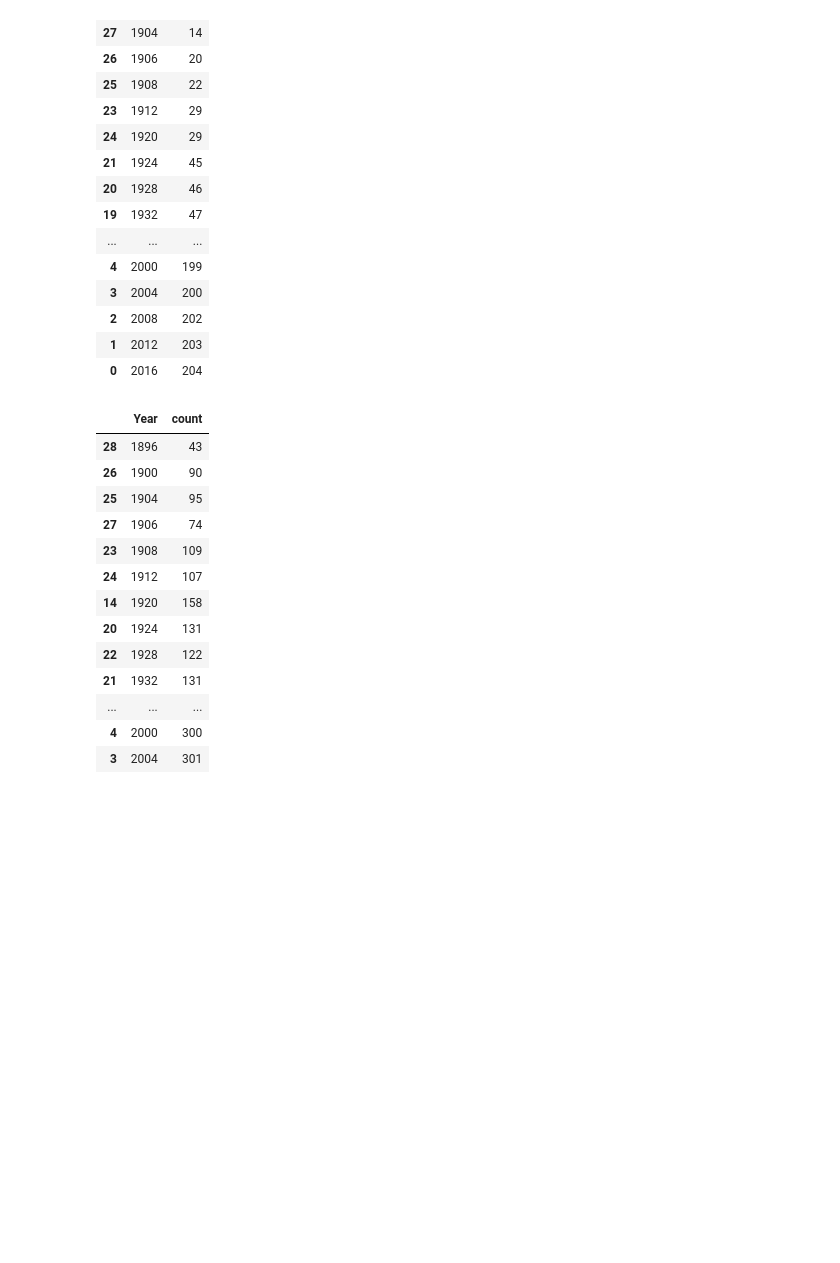
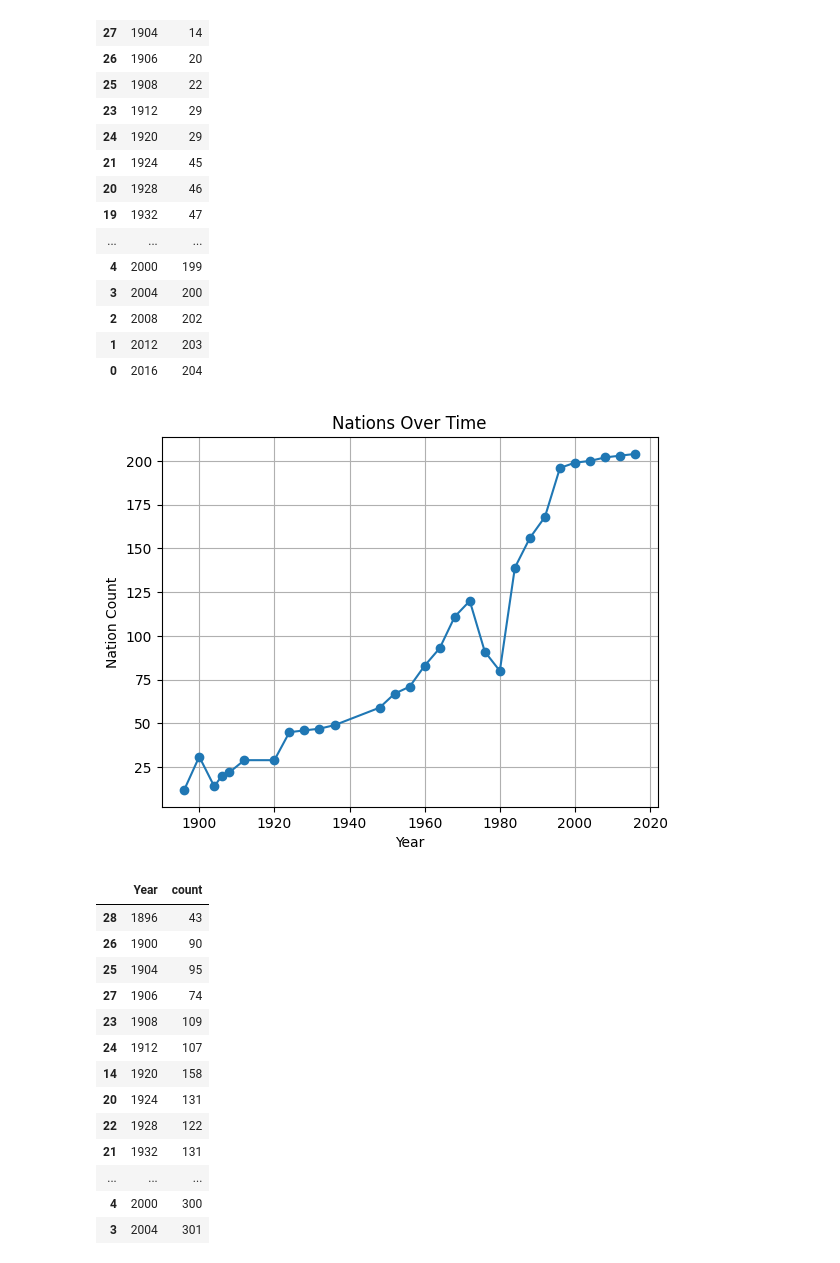
Before and after one commit to Knayam28/Olympic-Analysis, a Jupyter notebook: olympic_analysis.ipynb, the cells around one changed output. Saved outputs shown, nothing was run; the diff lists cells and outputs as text; code cells hidden in the pictures; blank space fills up the shorter version.

Commit message:
Graph code change

```diff
--- a/olympic_analysis.ipynb
+++ b/olympic_analysis.ipynb
@@ -446,3 +446,14 @@ fig.show()
+# %%
+import matplotlib.pyplot as plt
+
+plt.plot(nations_over_time['Year'], nations_over_time['count'], marker='o')
+plt.xlabel('Year')
+plt.ylabel('Nation Count')
+plt.title('Nations Over Time')
+plt.grid(True)
+plt.show()
+# %% [output]
+[figure, added]
 # %%
 event_over_time = df.drop_duplicates(['Year','Event'])['Year'].value_counts().reset_index().sort_values('Year')
 # %%
```
Also changed, not shown: parts of 5 cells of this notebook.
